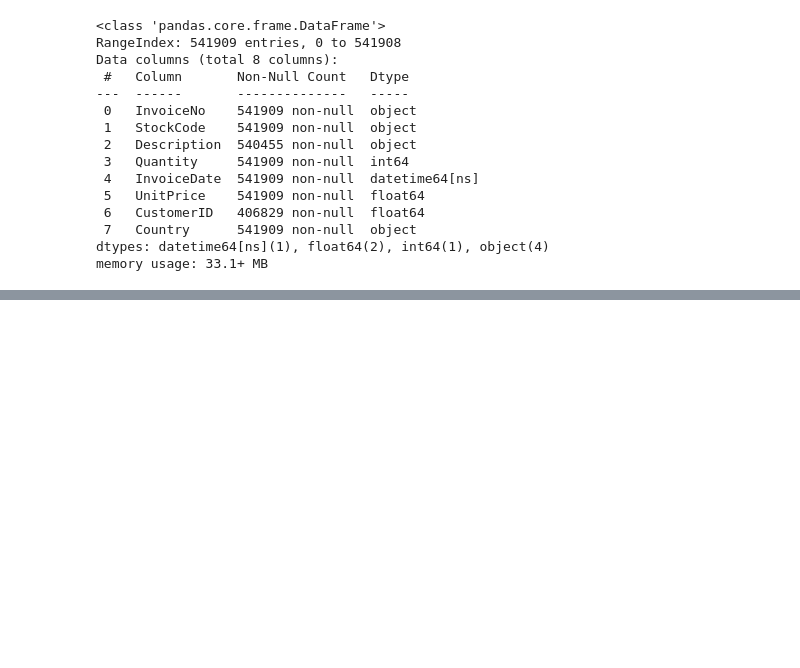
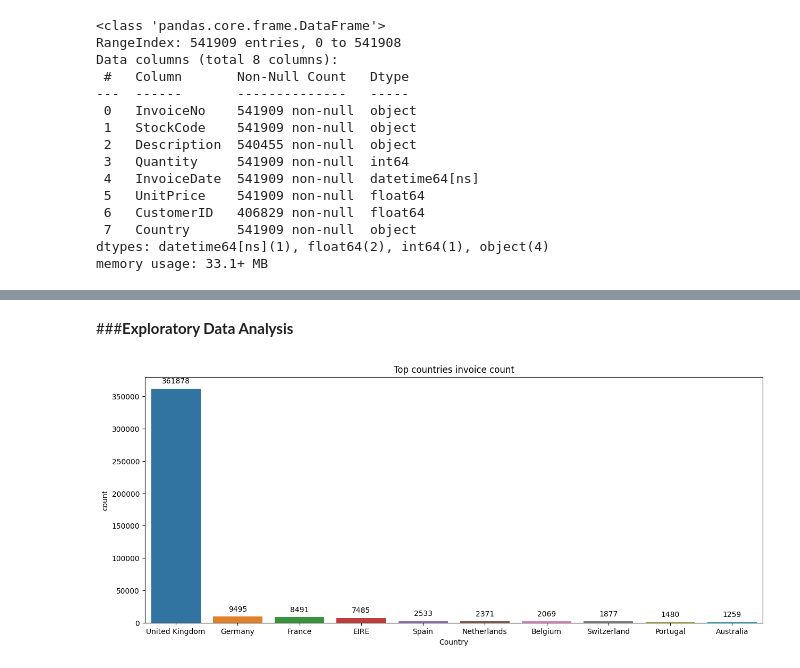
Before and after one commit to Mohamed-Harish-M-123/Capstone-Project-IV, a Jupyter notebook: Online_Retail_Customer_Segmentation.ipynb, the cells around one changed output, grey strips where cells are left out. Cells and saved outputs as stored; diff of their text form; code cells hidden in the pictures; blank space fills up the shorter version.

Commit message:
country analysis done

```diff
--- a/Online_Retail_Customer_Segmentation.ipynb
+++ b/Online_Retail_Customer_Segmentation.ipynb
@@ -156,3 +156,9 @@ customer_df.head(5)
 | 2 | 536365 | 84406B | CREAM CUPID HEARTS COAT HANGER | 8 | 2010-12-01 08:26:00 | 2.75 | 17850.0 | United Kingdom | ... |
 | 3 | 536365 | 84029G | KNITTED UNION FLAG HOT WATER BOTTLE | 6 | 2010-12-01 08:26:00 | 3.39 | 17850.0 | United Kingdom | ... |
 | 4 | 536365 | 84029E | RED WOOLLY HOTTIE WHITE HEART. | 6 | 2010-12-01 08:26:00 | 3.39 | 17850.0 | United Kingdom | ... |
+# %%
+# Remove the records where the CustomerID is null
+
+customer_df.dropna(subset=['CustomerID'], inplace=True)
+
+customer_df.info()
@@ -158,0 +201,19 @@ customer_df.head(5)
+# %% [markdown]
+###**Exploratory Data Analysis**
+# %%
+# Analyse the top 10 countries sales records
+
+top_countries = customer_df['Country'].value_counts().sort_values(ascending=False)[:10]
+
+# Visualize the above insight
+
+plt.figure(figsize=(15,6))
+ax = sns.countplot(x='Country',data=customer_df[customer_df['Country'].isin(top_countries.index)],order=top_countries.index)
+
+for p in ax.patches:
+    ax.annotate(format(p.get_height(), '.0f'), (p.get_x() + p.get_width() / 2., p.get_height()), ha = 'center', va = 'center', xytext = (0, 10), textcoords = 'offset points')
+
+plt.title('Top countries invoice count')
+plt.show()
+# %% [output]
+[figure, added]
```
Also changed, not shown: parts of 2 cells of this notebook.
